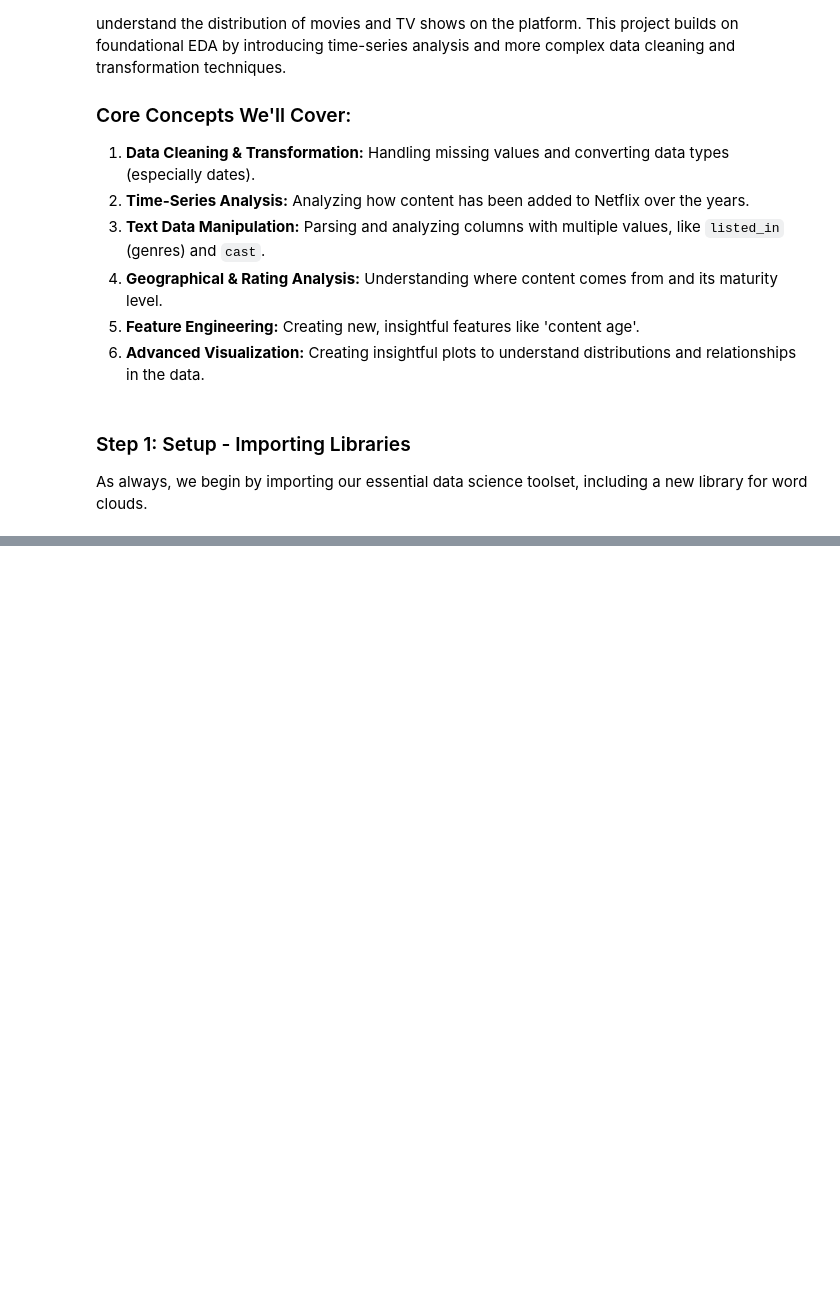
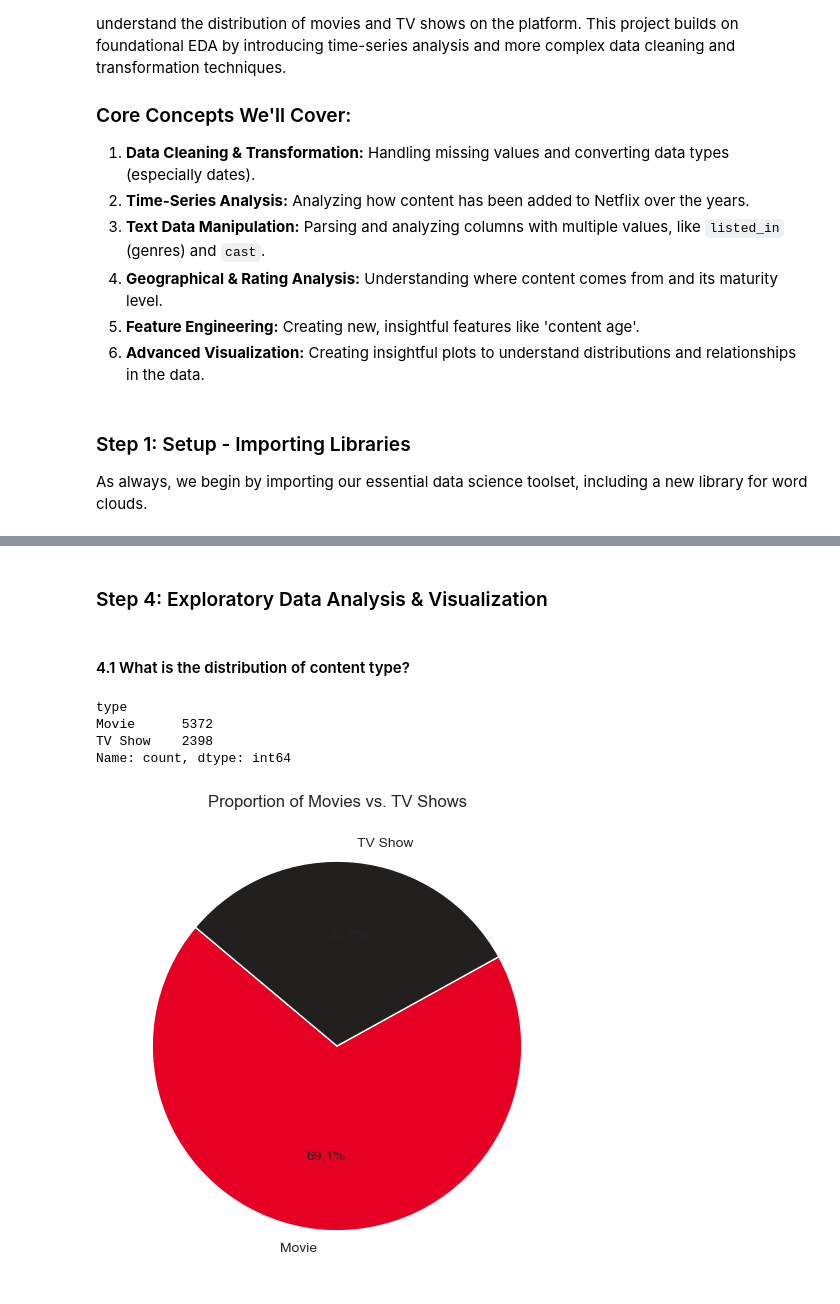
Before and after one commit to GenaroAlejandro/ai-portfolio, a Jupyter notebook: assignments/netflix_eda/notebooks/NETFLIX_EDA_2.ipynb, the cells around one changed output, grey strips where cells are left out. Cells and saved outputs as stored; diff of their text form; code cells hidden in the pictures; blank space fills up the shorter version.

```diff
--- a/assignments/netflix_eda/notebooks/NETFLIX_EDA_2.ipynb
+++ b/assignments/netflix_eda/notebooks/NETFLIX_EDA_2.ipynb
@@ -27,0 +160,4 @@ sns.set_style('darkgrid')
+# %%
+df['country'] = df['country'].fillna(df['country'].mode()[0])
+# %%
+df.dropna(subset=['date_added','rating'], inplace=True)
@@ -27,0 +202,2 @@ sns.set_style('darkgrid')
+# %%
+df['date_added'] = pd.to_datetime(df['date_added'], format='mixed', dayfirst=True)
@@ -27,0 +239,4 @@ sns.set_style('darkgrid')
+# %%
+## Extracting Year and Month
+df['year_added'] = df['date_added'].dt.year
+df['month_added'] = df['date_added'].dt.month
@@ -27,0 +290,20 @@ sns.set_style('darkgrid')
+# %% [markdown]
+### Step 4: Exploratory Data Analysis & Visualization
+# %% [markdown]
+#### 4.1 What is the distribution of content type?
+# %%
+df['type'].value_counts()
+# %% [output]
+type
+Movie      5372
+TV Show    2398
+Name: count, dtype: int64
+# %%
+plt.figure(figsize=(8,6))
+type_counts = df['type'].value_counts()
+plt.pie(type_counts, labels=type_counts.index, autopct='%1.1f%%', startangle=140, colors=['#e60023', '#221f1f'])
+plt.title('Proportion of Movies vs. TV Shows')
+plt.ylabel('')
+plt.show()
+# %% [output]
+[figure, added]
```
Also changed, not shown: parts of 90 cells of this notebook.
